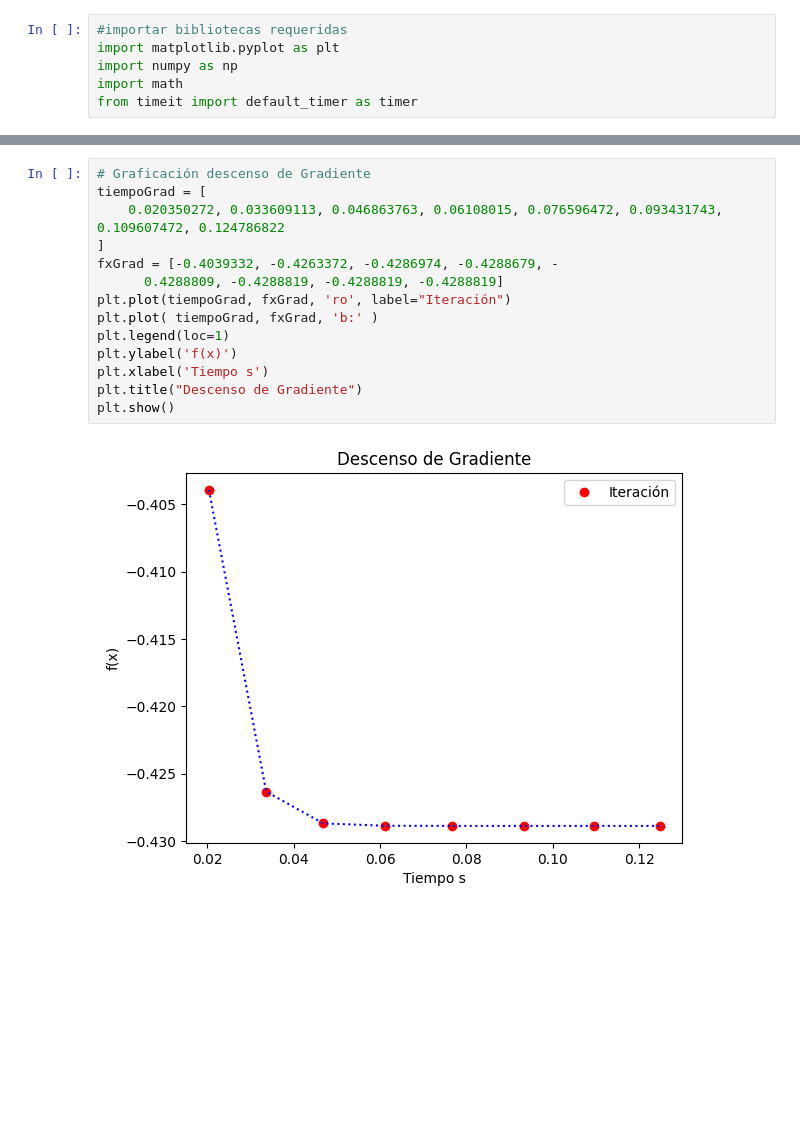
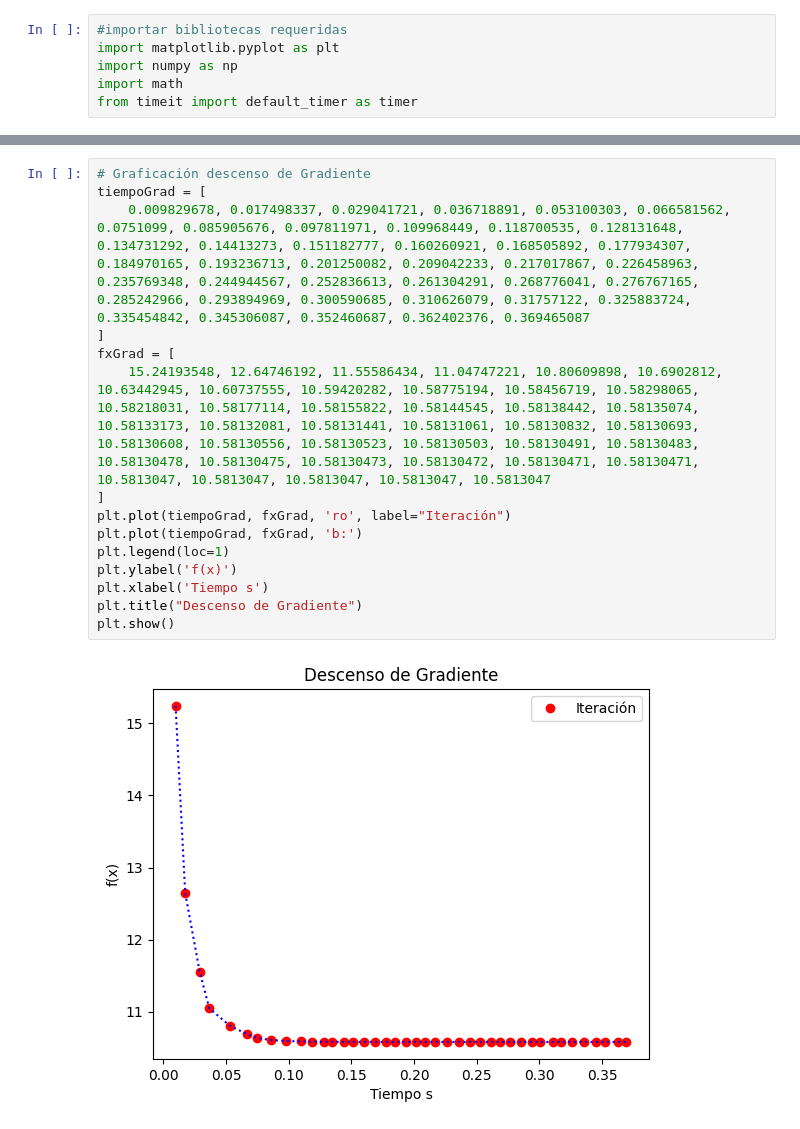
Before and after one commit to el-mimoso/optimizacion, a Jupyter notebook: tarea8.ipynb, the cells around one changed output, grey strips where cells are left out. Drawn from its saved outputs; the diff is of its cells as text; blank space fills up the shorter version.

```diff
--- a/tarea8.ipynb
+++ b/tarea8.ipynb
@@ -122,19 +163,20 @@ plt.show()
-# %%
-# Graficación descenso de Gradiente
-tiempoGrad = [
-    0.020350272, 0.033609113, 0.046863763, 0.06108015, 0.076596472, 0.093431743, 0.109607472, 0.124786822
-]
-fxGrad = [-0.4039332, -0.4263372, -0.4286974, -0.4288679, -
-      0.4288809, -0.4288819, -0.4288819, -0.4288819]
-plt.plot(tiempoGrad, fxGrad, 'ro', label="Iteración")
-plt.plot( tiempoGrad, fxGrad, 'b:' )
-plt.legend(loc=1)
-plt.ylabel('f(x)')
-plt.xlabel('Tiempo s')
-plt.title("Descenso de Gradiente")
-plt.show()
-# %% [output]
-[figure, removed]
+# %%
+# Graficación descenso de Gradiente
+tiempoGrad = [
+    0.009829678, 0.017498337, 0.029041721, 0.036718891, 0.053100303, 0.066581562, 0.0751099, 0.085905676, 0.097811971, 0.109968449, 0.118700535, 0.128131648, 0.134731292, 0.14413273, 0.151182777, 0.160260921, 0.168505892, 0.177934307, 0.184970165, 0.193236713, 0.201250082, 0.209042233, 0.217017867, 0.226458963, 0.235769348, 0.244944567, 0.252836613, 0.261304291, 0.268776041, 0.276767165, 0.285242966, 0.293894969, 0.300590685, 0.310626079, 0.31757122, 0.325883724, 0.335454842, 0.345306087, 0.352460687, 0.362402376, 0.369465087
+]
+fxGrad = [
+    15.24193548, 12.64746192, 11.55586434, 11.04747221, 10.80609898, 10.6902812, 10.63442945, 10.60737555, 10.59420282, 10.58775194, 10.58456719, 10.58298065, 10.58218031, 10.58177114, 10.58155822, 10.58144545, 10.58138442, 10.58135074, 10.58133173, 10.58132081, 10.58131441, 10.58131061, 10.58130832, 10.58130693, 10.58130608, 10.58130556, 10.58130523, 10.58130503, 10.58130491, 10.58130483, 10.58130478, 10.58130475, 10.58130473, 10.58130472, 10.58130471, 10.58130471, 10.5813047, 10.5813047, 10.5813047, 10.5813047, 10.5813047
+]
+plt.plot(tiempoGrad, fxGrad, 'ro', label="Iteración")
+plt.plot(tiempoGrad, fxGrad, 'b:')
+plt.legend(loc=1)
+plt.ylabel('f(x)')
+plt.xlabel('Tiempo s')
+plt.title("Descenso de Gradiente")
+plt.show()
+# %% [output]
+[figure, added]
 # %%
 plt.plot(tiempoForsyte, fxForsyte, 'go', label="Iteración Forsyte")
 plt.plot(tiempoForsyte, fxForsyte, 'r:')
```
Also changed, not shown: parts of 6 cells of this notebook, 4 other files.
